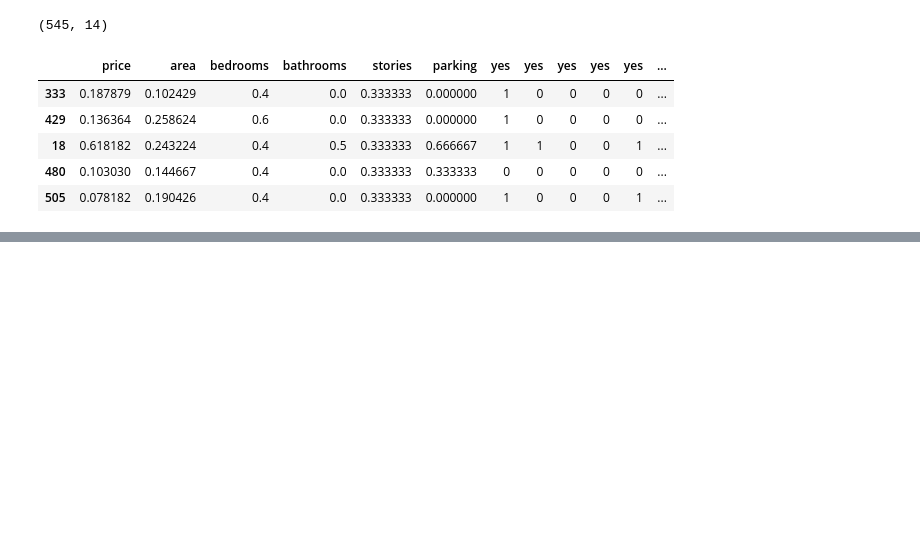
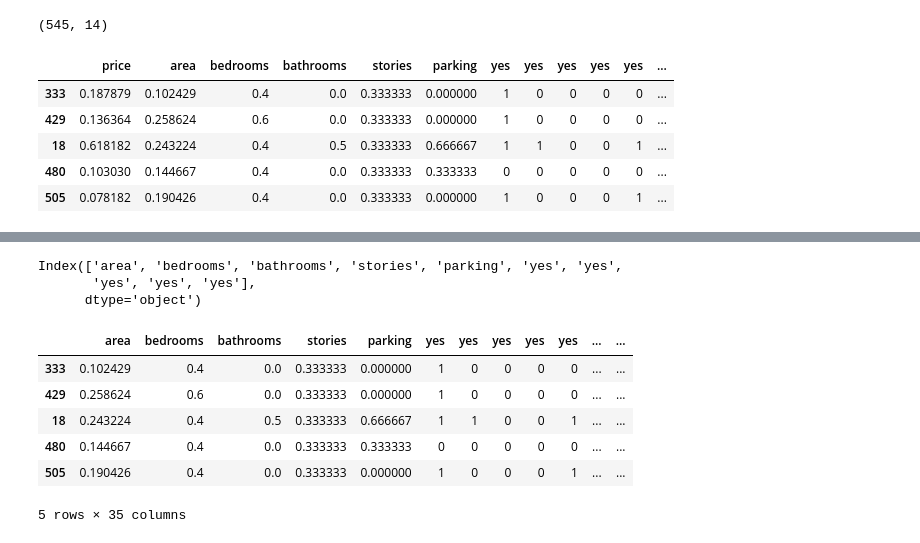
Before and after one commit to khanabdulah871-png/Python-practice, a Jupyter notebook: House_Pricing_Prediction.ipynb, the cells around one changed output, grey strips where cells are left out. Drawn from its saved outputs; the diff is of its cells as text; code cells hidden in the pictures; blank space fills up the shorter version.

```diff
--- a/House_Pricing_Prediction.ipynb
+++ b/House_Pricing_Prediction.ipynb
@@ -370,3 +371,6 @@ df_train.head()
 | 18 | 0.618182 | 0.243224 | 0.4 | 0.5 | 0.333333 | 0.666667 | 1 | 1 | 0 | 0 | 1 | ... |
 | 480 | 0.103030 | 0.144667 | 0.4 | 0.0 | 0.333333 | 0.333333 | 0 | 0 | 0 | 0 | 0 | ... |
 | 505 | 0.078182 | 0.190426 | 0.4 | 0.0 | 0.333333 | 0.000000 | 1 | 0 | 0 | 0 | 1 | ... |
+# %%
+y_train = df_train.pop('price')
+X_train = df_train
@@ -372,0 +382,3 @@ df_train.head()
+# %%
+rfe = RFE(estimator=LinearRegression(), n_features_to_select=10)
+rfe = rfe.fit(X_train, y_train)
@@ -372,0 +401,17 @@ df_train.head()
+# %%
+X_train.columns[rfe.support_]
+# %% [output]
+Index(['area', 'bedrooms', 'bathrooms', 'stories', 'parking', 'yes', 'yes',
+       'yes', 'yes', 'yes'],
+      dtype='object')
+# %%
+X_train_rfe = X_train[X_train.columns[rfe.support_]]
+X_train_rfe.head()
+# %% [output]
+|  | area | bedrooms | bathrooms | stories | parking | yes | yes | yes | yes | yes | ... | ... |
+| 333 | 0.102429 | 0.4 | 0.0 | 0.333333 | 0.000000 | 1 | 0 | 0 | 0 | 0 | ... | ... |
+| 429 | 0.258624 | 0.6 | 0.0 | 0.333333 | 0.000000 | 1 | 0 | 0 | 0 | 0 | ... | ... |
+| 18 | 0.243224 | 0.4 | 0.5 | 0.333333 | 0.666667 | 1 | 1 | 0 | 0 | 1 | ... | ... |
+| 480 | 0.144667 | 0.4 | 0.0 | 0.333333 | 0.333333 | 0 | 0 | 0 | 0 | 0 | ... | ... |
+| 505 | 0.190426 | 0.4 | 0.0 | 0.333333 | 0.000000 | 1 | 0 | 0 | 0 | 1 | ... | ... |
+5 rows × 35 columns
```
Also changed, not shown: parts of 21 cells of this notebook.
